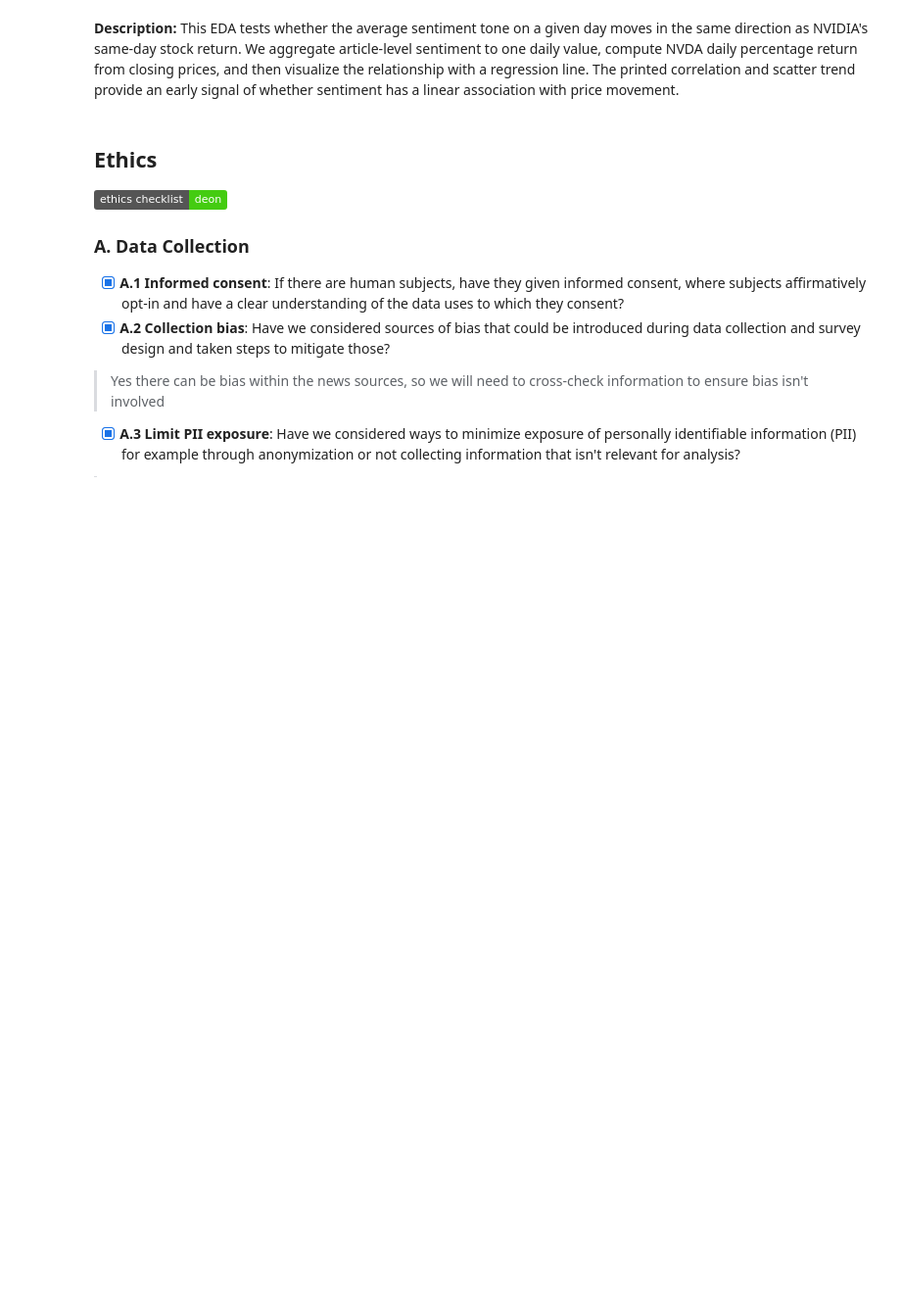
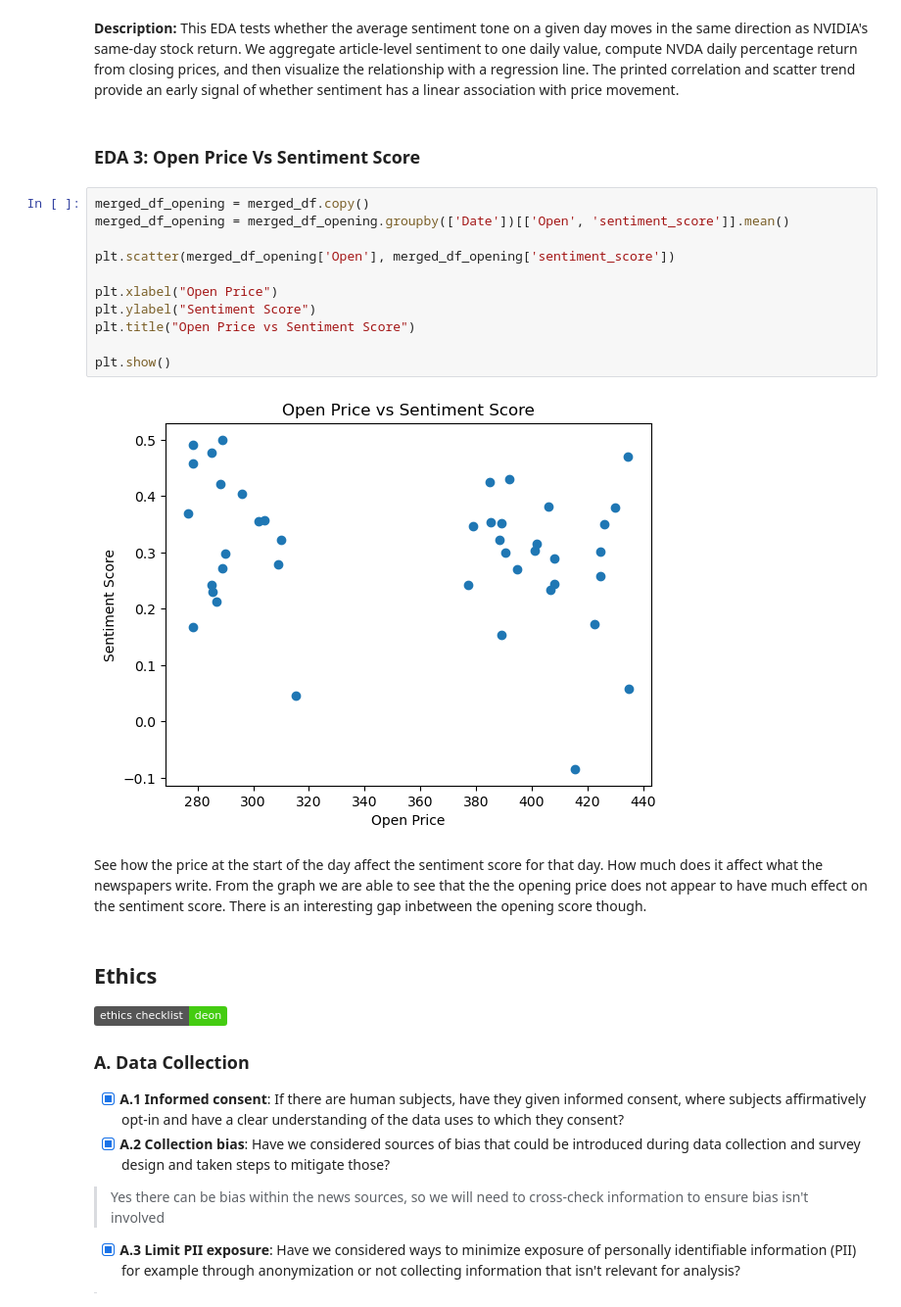
Before and after one commit to COGS108/Group137_WI26, a Jupyter notebook: 02-EDACheckpoint.ipynb, the cells around one changed output. Shown at 98% size. Cells and saved outputs as stored; diff of their text form; badges without logos; blank space fills up the shorter version.

```diff
--- a/02-EDACheckpoint.ipynb
+++ b/02-EDACheckpoint.ipynb
@@ -486,6 +486,23 @@ Correlation (daily avg sentiment vs NVDA daily return): 0.163
 # %% [markdown]
 **Description:**
 This EDA tests whether the average sentiment tone on a given day moves in the same direction as NVIDIA's same-day stock return. We aggregate article-level sentiment to one daily value, compute NVDA daily percentage return from closing prices, and then visualize the relationship with a regression line. The printed correlation and scatter trend provide an early signal of whether sentiment has a linear association with price movement.
+# %% [markdown]
+### EDA 3: Open Price Vs Sentiment Score
+# %%
+merged_df_opening = merged_df.copy()
+merged_df_opening = merged_df_opening.groupby(['Date'])[['Open', 'sentiment_score']].mean()
+
+plt.scatter(merged_df_opening['Open'], merged_df_opening['sentiment_score'])
+
+plt.xlabel("Open Price")
+plt.ylabel("Sentiment Score")
+plt.title("Open Price vs Sentiment Score")
+
+plt.show()
+# %% [output]
+[figure, added]
+# %% [markdown]
+See how the price at the start of the day affect the sentiment score for that day. How much does it affect what the newspapers write. From the graph we are able to see that the the opening price does not appear to have much effect on the sentiment score. There is an interesting gap inbetween the opening score though.
 # %% [markdown]
 ## Ethics
 [![Deon badge](https://img.shields.io/badge/ethics%20checklist-deon-brightgreen.svg?style=popout-square)](http://deon.drivendata.org/)
```
Also changed, not shown: parts of 2 cells of this notebook.
